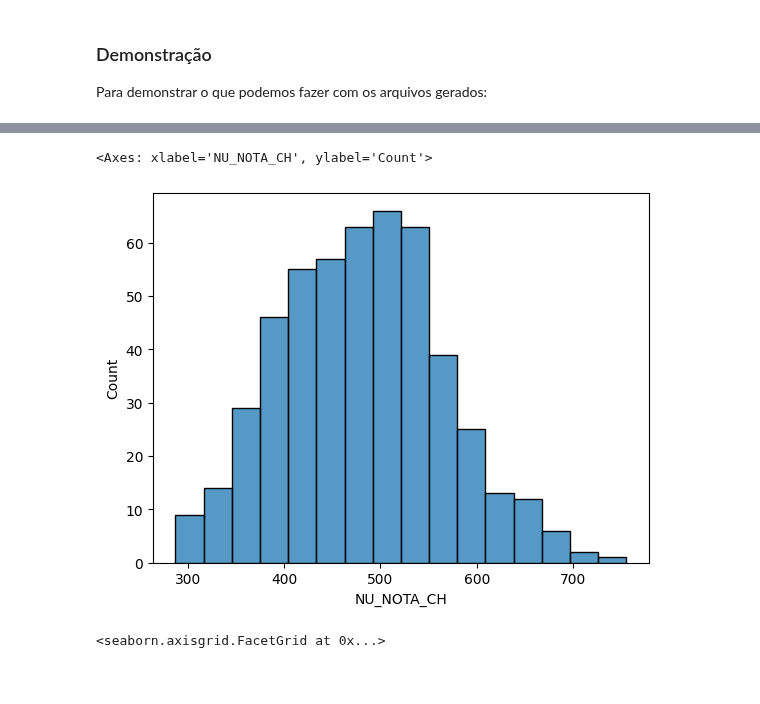
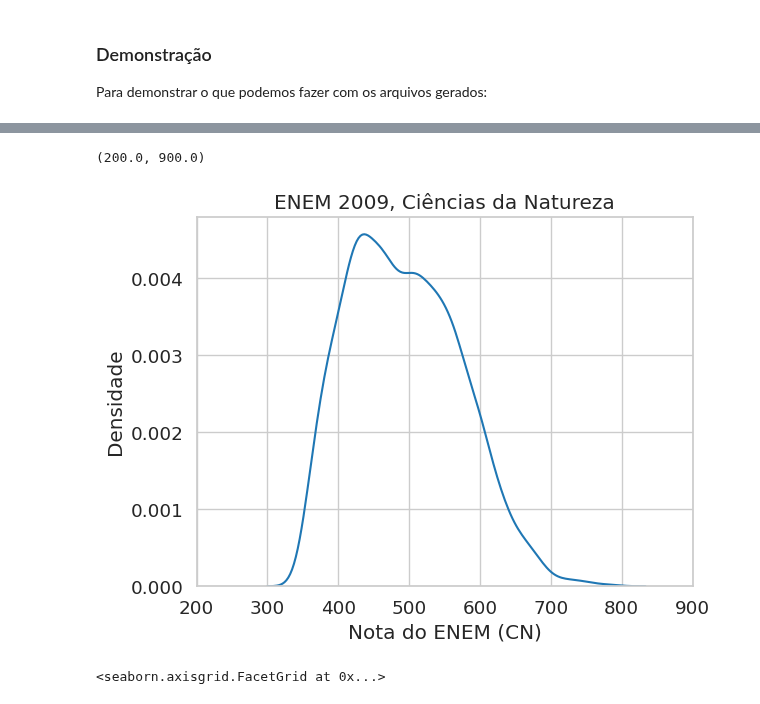
Before and after one commit to atp/enem, a Jupyter notebook: 00-PrepareData.ipynb, the cells around one changed output, grey strips where cells are left out. Saved outputs shown, nothing was run; the diff lists cells and outputs as text; code cells hidden in the pictures.

```diff
--- a/00-PrepareData.ipynb
+++ b/00-PrepareData.ipynb
@@ -191,8 +198,15 @@ df
 # %%
-sns.histplot(df,x='NU_NOTA_CH')
+sns.set_context('notebook',font_scale=1.2)
+sns.set_style('whitegrid')
+df = load_sample(2024,n=5000,perc=2)
+ax = sns.kdeplot(df,x='NU_NOTA_CN')
+ax.set_title("ENEM 2009, Ciências da Natureza")
+ax.set_xlabel("Nota do ENEM (CN)")
+ax.set_ylabel("Densidade")
+ax.set_xlim(200,900)
 # %% [output]
-<Axes: xlabel='NU_NOTA_CH', ylabel='Count'>
+(200.0, 900.0)
-[figure, old version]
+[figure, new version]
 # %%
 l = []
 for ano in range(2009,2024):
```
Also changed, not shown: parts of 20 cells of this notebook, 3 other files.
